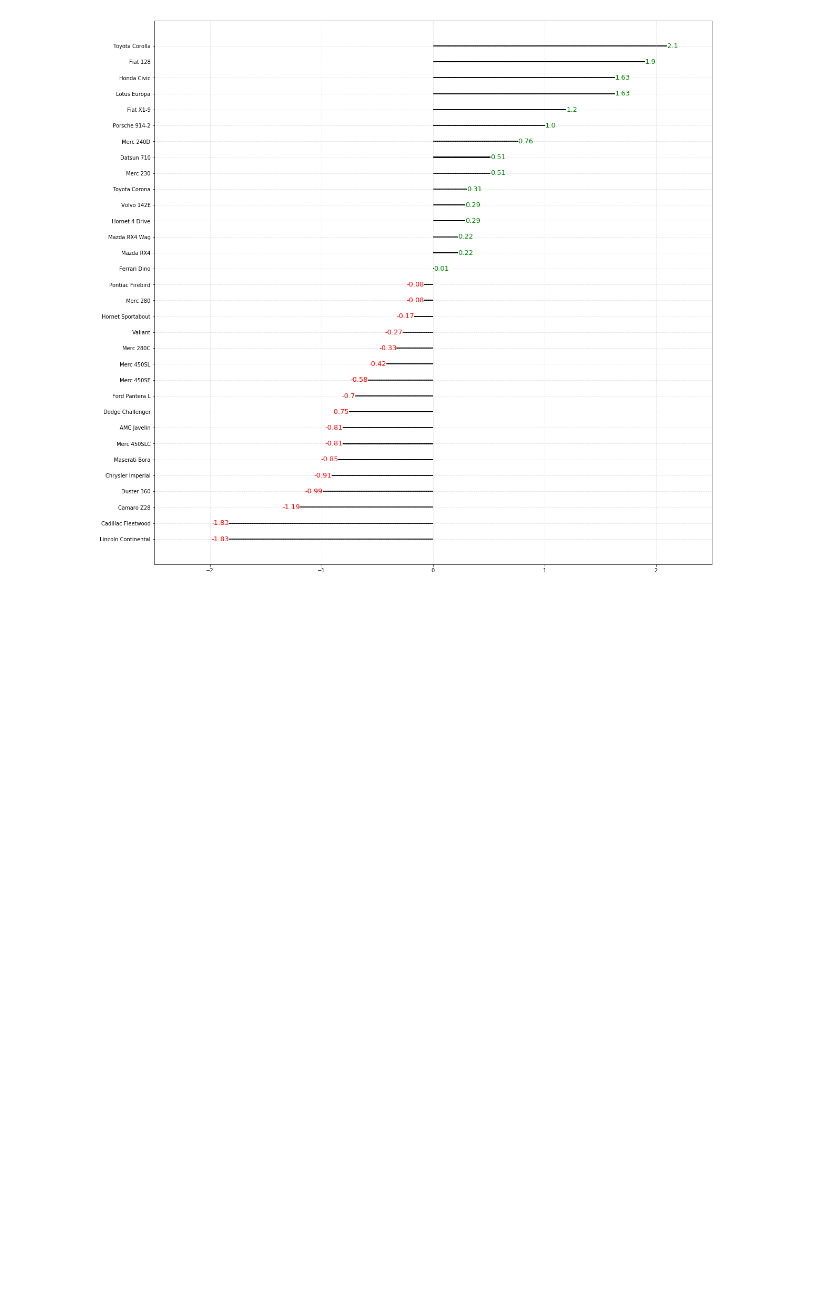
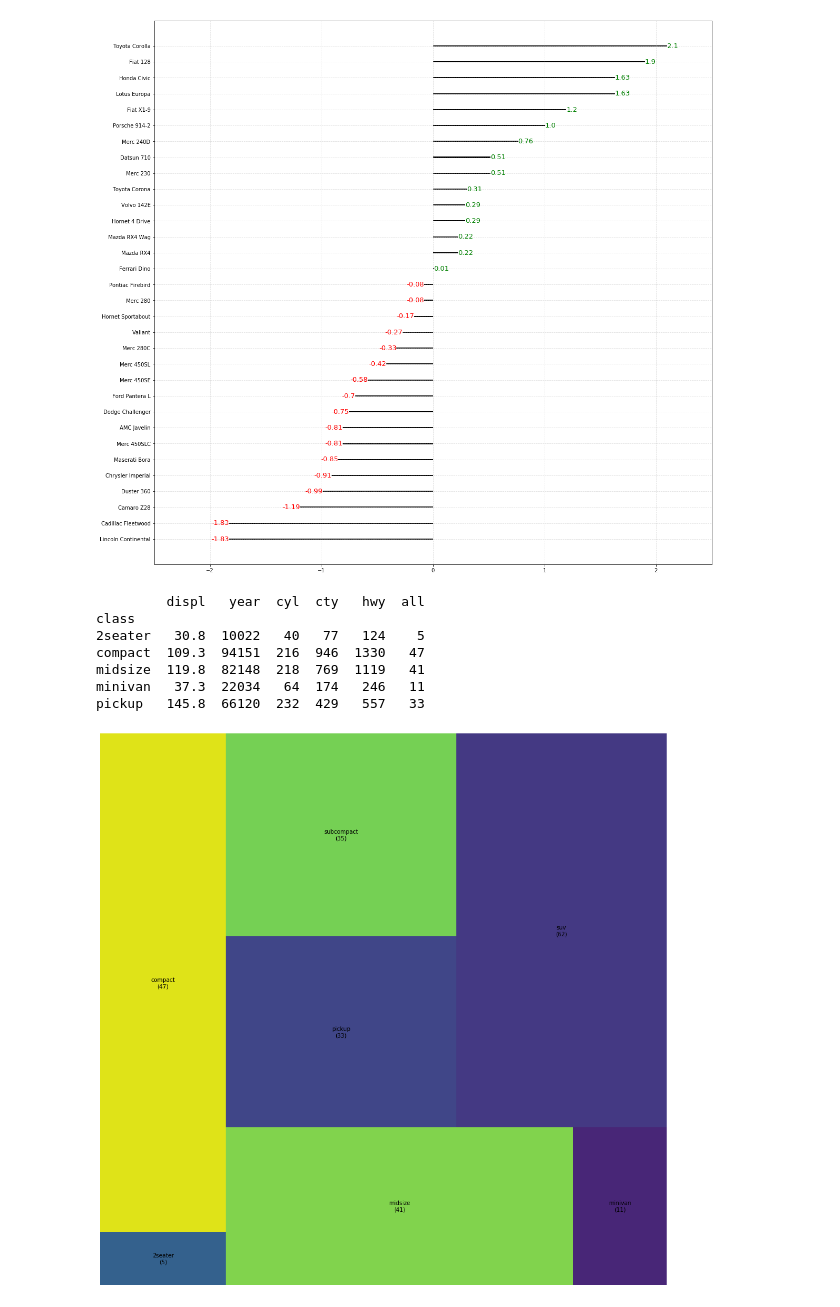
Before and after one commit to JonothorDarry/Python_Visualizations, a Jupyter notebook: BesserPlot.ipynb, the cells around one changed output. Cells and saved outputs as stored; diff of their text form; code cells hidden in the pictures; blank space fills up the shorter version.

```diff
--- a/BesserPlot.ipynb
+++ b/BesserPlot.ipynb
@@ -268,3 +250,26 @@ ax.grid(alpha=0.4, linestyle='--')
 plt.show()
 # %% [output]
 [figure]
+# %%
+#33
+fig, ax=plt.subplots(1,1)
+fig.set_size_inches(18,18)
+df = pd.read_csv("https://github.com/selva86/datasets/raw/master/mpg_ggplot2.csv")
+df['all']=[1]*df.shape[0]
+
+df2=df.groupby(['class']).sum()
+print(df2.head())
+squarify.plot(sizes=df2['all'], label=df2.index+'\n('+df2['all'].astype(str)+')', ax=ax)
+ax.axis('off')
+
+
+plt.show()
+# %% [output]
+         displ   year  cyl  cty   hwy  all
+class
+2seater   30.8  10022   40   77   124    5
+compact  109.3  94151  216  946  1330   47
+midsize  119.8  82148  218  769  1119   41
+minivan   37.3  22034   64  174   246   11
+pickup   145.8  66120  232  429   557   33
+[figure, added]
```
Also changed, not shown: parts of 2 cells of this notebook.
